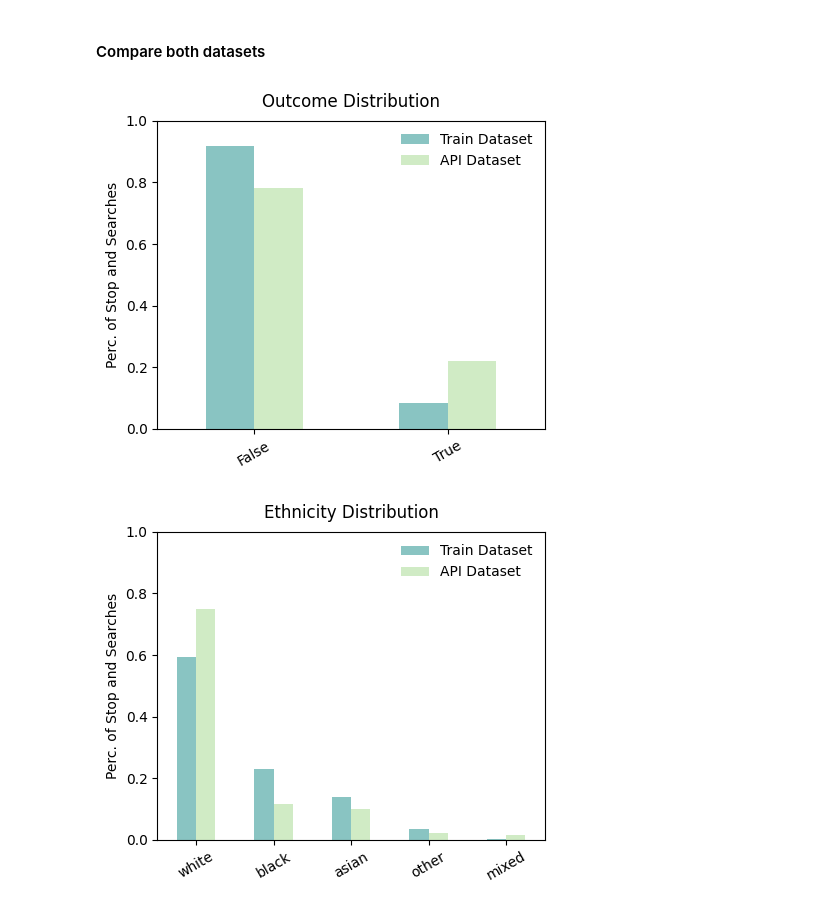
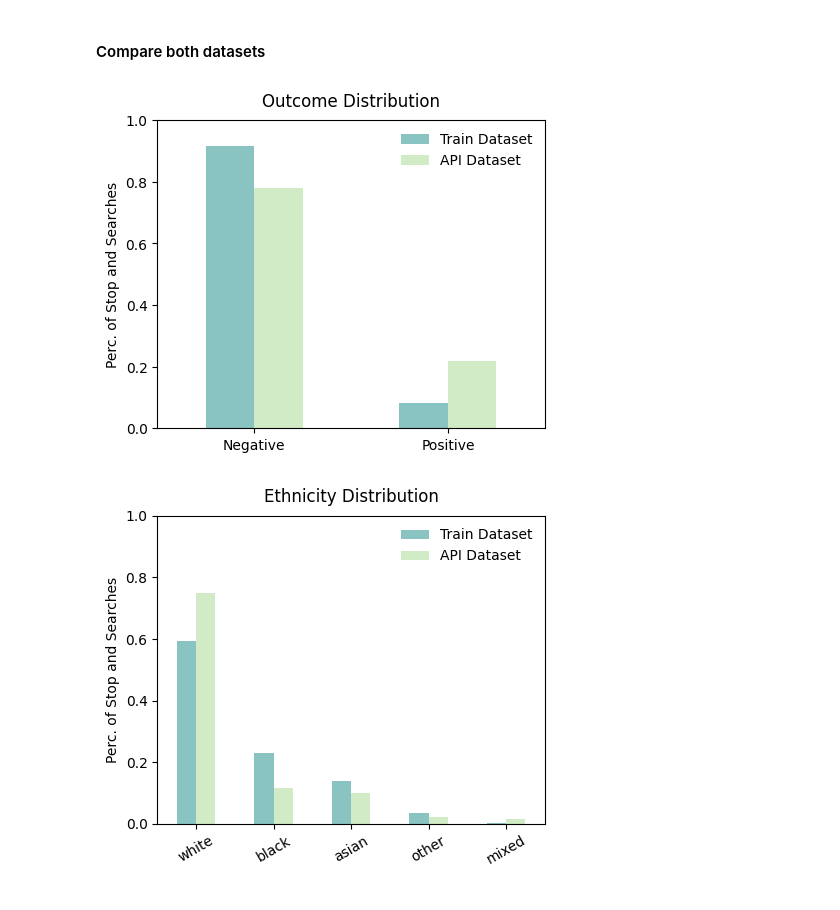
Before and after one commit to mmvf/Capstone, a Jupyter notebook: Step 4 - EDA Test Dataset.ipynb, the cells around one changed output. Cells and saved outputs as stored; diff of their text form; code cells hidden in the pictures.

```diff
--- a/Step 4 - EDA Test Dataset.ipynb
+++ b/Step 4 - EDA Test Dataset.ipynb
@@ -416,15 +486,16 @@ color_list = ['#89C4C2','#D0EBC5', '#F3F7C1', '#F9D4A4', '#F5A2A2', '#BC789E']
 # %%
 graph_df = df_train["target"].value_counts(normalize=True, dropna = True).rename('Train Dataset').to_frame()\
                .join(df_test["true_class"].value_counts(normalize=True, dropna = False).rename('API Dataset').to_frame())
 
-graph_df.plot(kind='bar',color = color_list, figsize=(5, 4))
+ax = graph_df.plot(kind='bar',color = color_list, figsize=(5, 4))
 plt.legend(frameon=False)
-plt.xticks(rotation=30)
+plt.xticks(rotation=0)
+ax.set_xticklabels(['Negative', 'Positive'])
 plt.ylim(0,1)
 plt.title("Outcome Distribution",  pad = 10)
 plt.ylabel("Perc. of Stop and Searches");
 # %% [output]
-[figure, old version]
+[figure, new version]
 # %%
 graph_df = df_train["Officer-defined ethnicity"].value_counts(normalize=True, dropna = False).rename('Train Dataset').to_frame()\
                .join(df_test["Officer-defined ethnicity"].value_counts(normalize=True, dropna = False).rename('API Dataset').to_frame())
```
Also changed, not shown: parts of 49 cells of this notebook, 10 other files.
